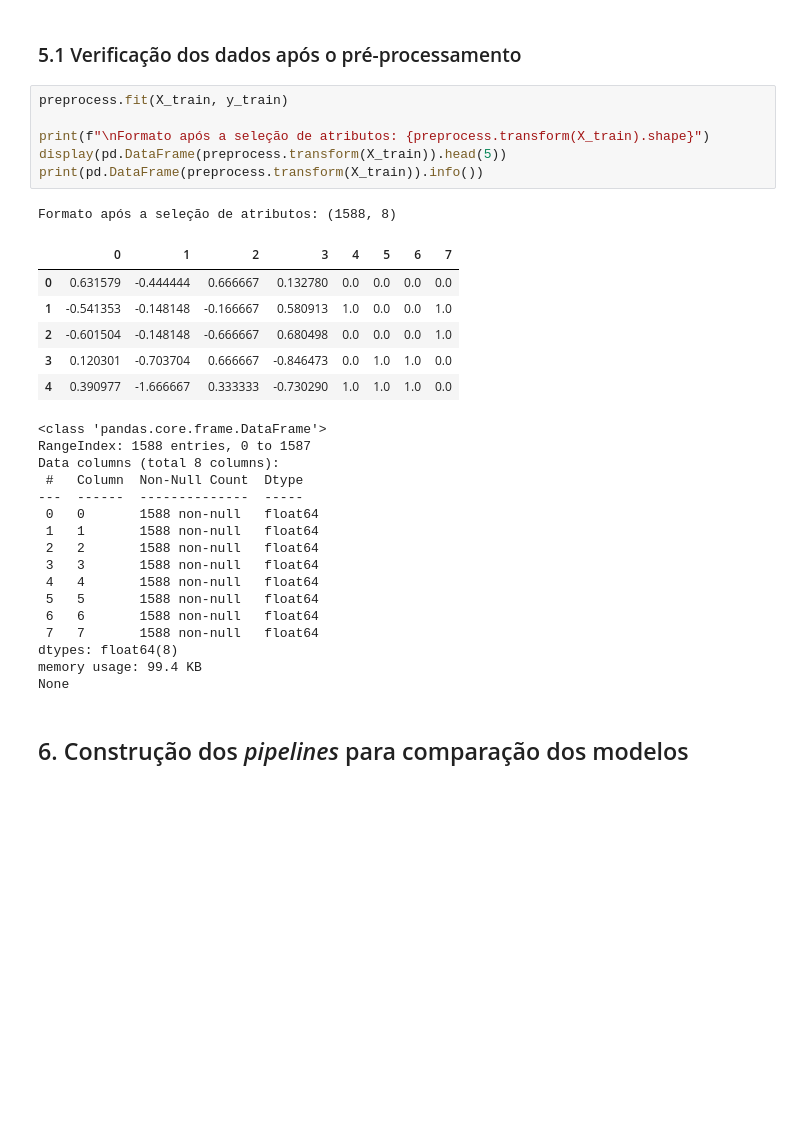
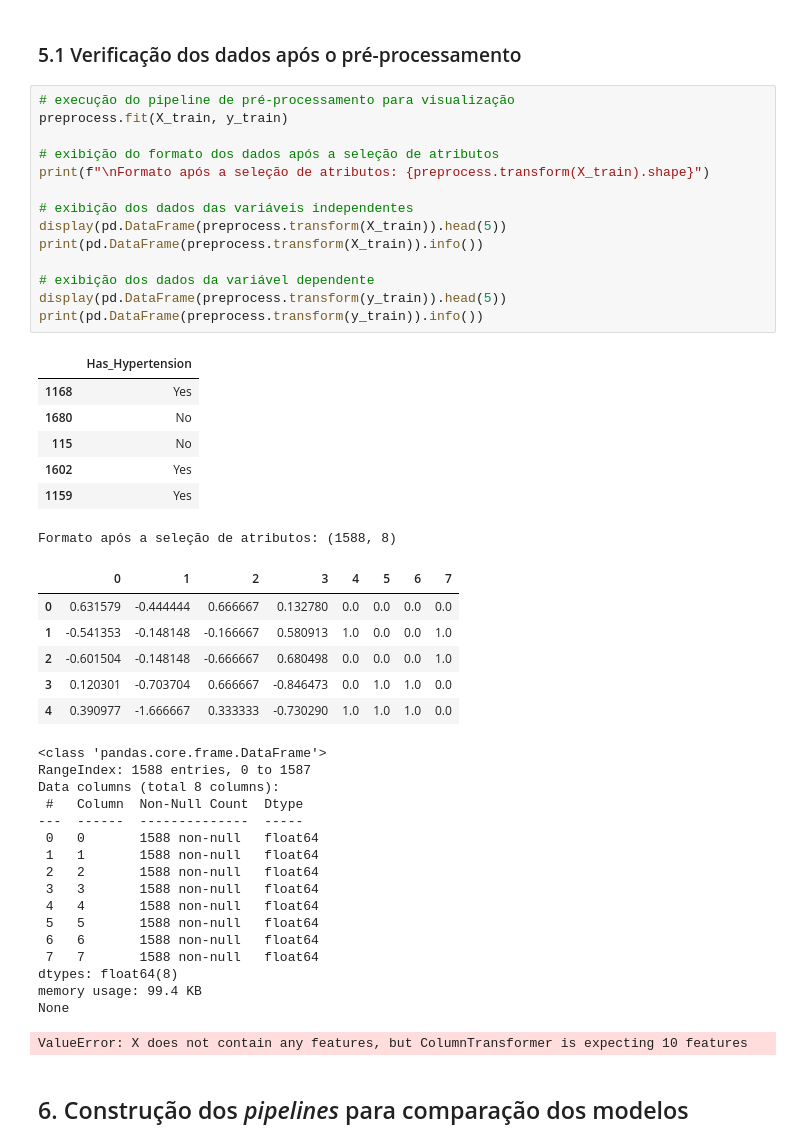
Before and after one commit to rogerioferreira/MVP-Machine_Learning-PUC-RIO, a Jupyter notebook: notebooks/hypertension_prediction.ipynb, the cells around one changed output. Saved outputs shown, nothing was run; the diff lists cells and outputs as text; blank space fills up the shorter version.

```diff
--- a/notebooks/hypertension_prediction.ipynb
+++ b/notebooks/hypertension_prediction.ipynb
@@ -478,19 +513,33 @@ Pipeline(steps=[('preprocessor',
 # %% [markdown]
 ### 5.1 Verificação dos dados após o pré-processamento
 # %%
+# execução do pipeline de pré-processamento para visualização
 preprocess.fit(X_train, y_train)
 
+# exibição do formato dos dados após a seleção de atributos
 print(f"\nFormato após a seleção de atributos: {preprocess.transform(X_train).shape}")
+
+# exibição dos dados das variáveis independentes
 display(pd.DataFrame(preprocess.transform(X_train)).head(5))
 print(pd.DataFrame(preprocess.transform(X_train)).info())
+
+# exibição dos dados da variável dependente
+display(pd.DataFrame(preprocess.transform(y_train)).head(5))
+print(pd.DataFrame(preprocess.transform(y_train)).info())
 # %% [output]
+|  | Has_Hypertension |
+| 1168 | Yes |
+| 1680 | No |
+| 115 | No |
+| 1602 | Yes |
+| 1159 | Yes |
 Formato após a seleção de atributos: (1588, 8)
-|  | 0 | 1 | 2 | 3 | 4 | 5 | 6 | 7 |
-| 0 | 0.631579 | -0.444444 | 0.666667 | 0.132780 | 0.0 | 0.0 | 0.0 | 0.0 |
-| 1 | -0.541353 | -0.148148 | -0.166667 | 0.580913 | 1.0 | 0.0 | 0.0 | 1.0 |
-| 2 | -0.601504 | -0.148148 | -0.666667 | 0.680498 | 0.0 | 0.0 | 0.0 | 1.0 |
-| 3 | 0.120301 | -0.703704 | 0.666667 | -0.846473 | 0.0 | 1.0 | 1.0 | 0.0 |
-| 4 | 0.390977 | -1.666667 | 0.333333 | -0.730290 | 1.0 | 1.0 | 1.0 | 0.0 |
+|  | 0 | 1 | 2 | 3 | 4 | 5 | 6 | 7 |
+| 0 | 0.631579 | -0.444444 | 0.666667 | 0.132780 | 0.0 | 0.0 | 0.0 | 0.0 |
+| 1 | -0.541353 | -0.148148 | -0.166667 | 0.580913 | 1.0 | 0.0 | 0.0 | 1.0 |
+| 2 | -0.601504 | -0.148148 | -0.666667 | 0.680498 | 0.0 | 0.0 | 0.0 | 1.0 |
+| 3 | 0.120301 | -0.703704 | 0.666667 | -0.846473 | 0.0 | 1.0 | 1.0 | 0.0 |
+| 4 | 0.390977 | -1.666667 | 0.333333 | -0.730290 | 1.0 | 1.0 | 1.0 | 0.0 |
 <class 'pandas.core.frame.DataFrame'>
 RangeIndex: 1588 entries, 0 to 1587
 Data columns (total 8 columns):
@@ -507,6 +556,7 @@ Data columns (total 8 columns):
 dtypes: float64(8)
 memory usage: 99.4 KB
 None
+ValueError: X does not contain any features, but ColumnTransformer is expecting 10 features
 # %% [markdown]
 ## 6. Construção dos *pipelines* para comparação dos modelos
 # %%
```
Also changed, not shown: parts of 15 cells of this notebook.
